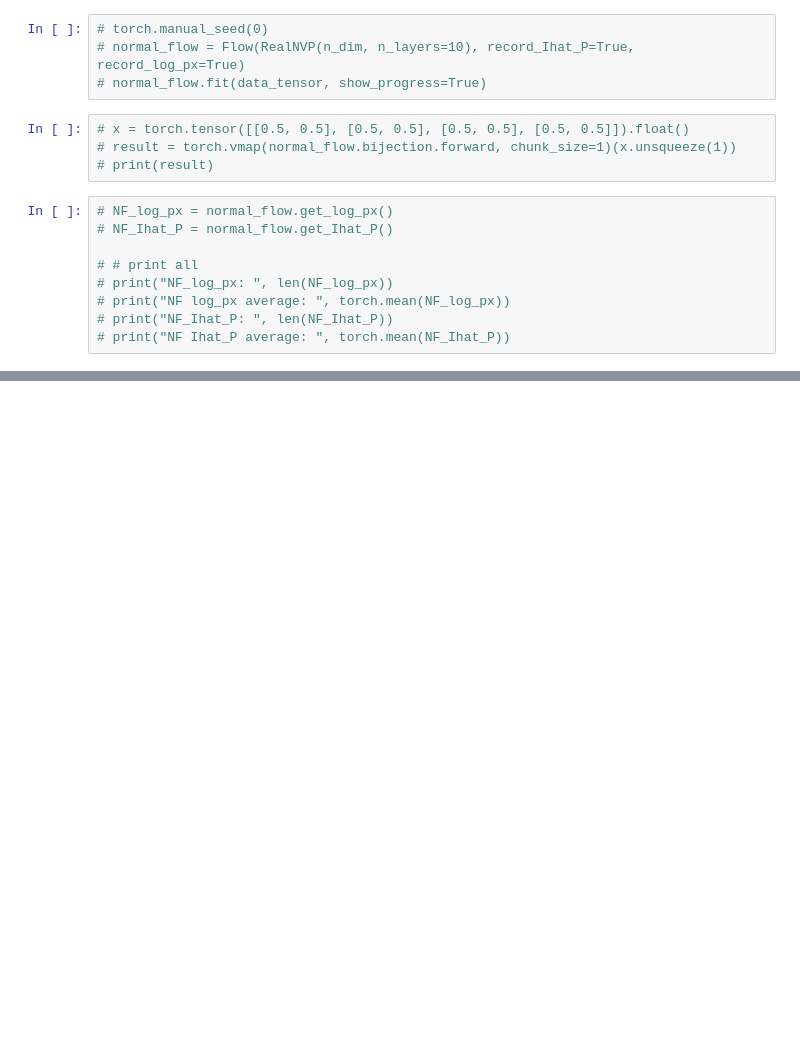
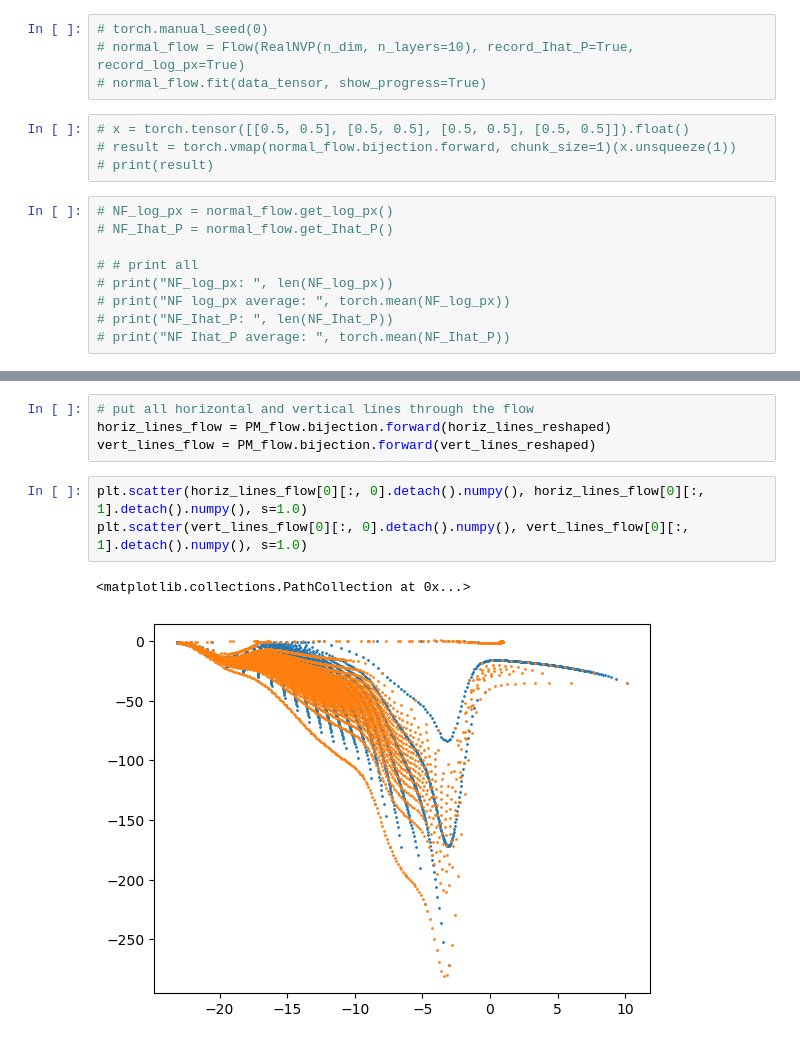
Before and after one commit to BP4769/normalizing-flows, a Jupyter notebook: notebooks/testing-blaz.ipynb, the cells around one changed output, grey strips where cells are left out. Cells and saved outputs as stored; diff of their text form; blank space fills up the shorter version.

```diff
--- a/notebooks/testing-blaz.ipynb
+++ b/notebooks/testing-blaz.ipynb
@@ -69,0 +87,10 @@ RuntimeError: output with shape [1] doesn't match the broadcast shape [10, 1]
+# %%
+# put all horizontal and vertical lines through the flow
+horiz_lines_flow = PM_flow.bijection.forward(horiz_lines_reshaped)
+vert_lines_flow = PM_flow.bijection.forward(vert_lines_reshaped)
+# %%
+plt.scatter(horiz_lines_flow[0][:, 0].detach().numpy(), horiz_lines_flow[0][:, 1].detach().numpy(), s=1.0)
+plt.scatter(vert_lines_flow[0][:, 0].detach().numpy(), vert_lines_flow[0][:, 1].detach().numpy(), s=1.0)
+# %% [output]
+<matplotlib.collections.PathCollection at 0x...>
+[figure, added]
```
Also changed, not shown: parts of 5 cells of this notebook, 5 other files.
